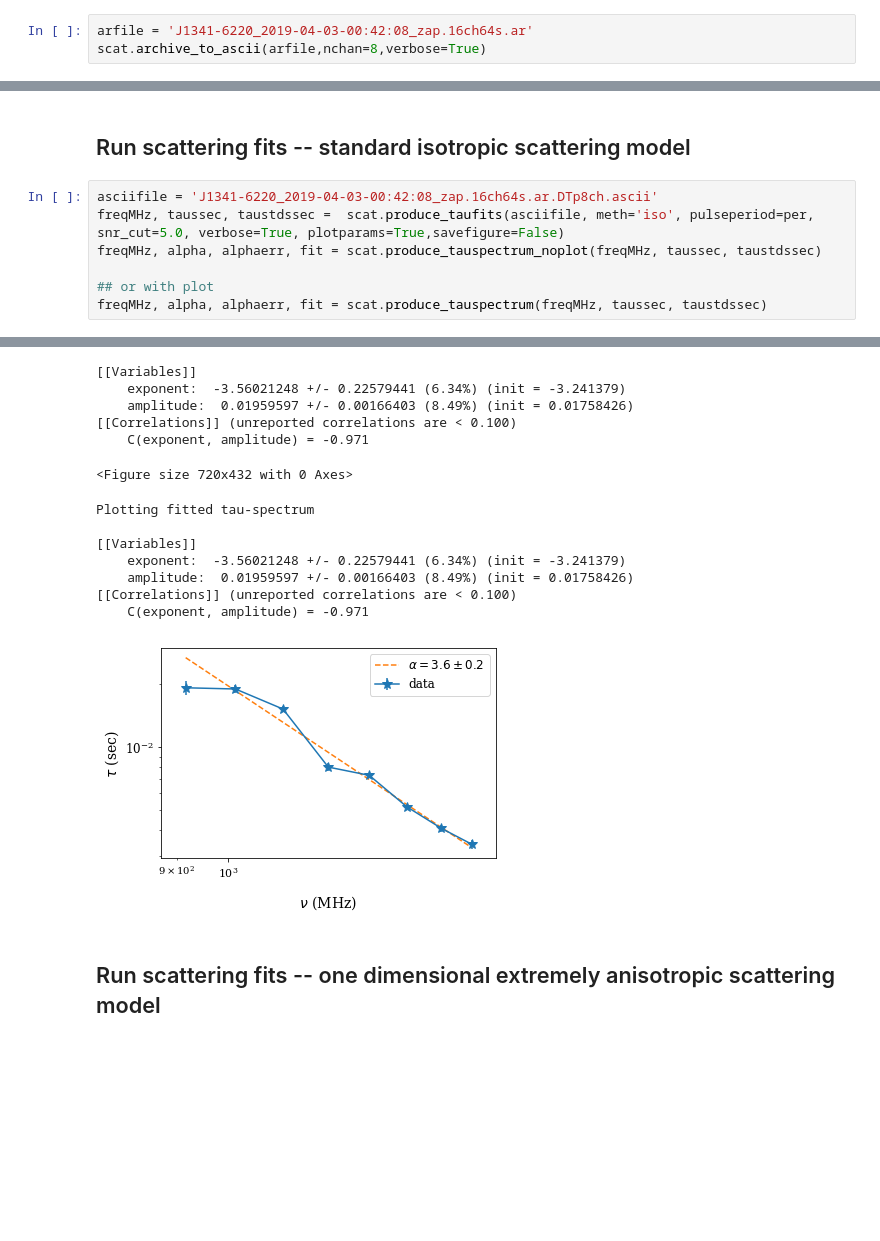
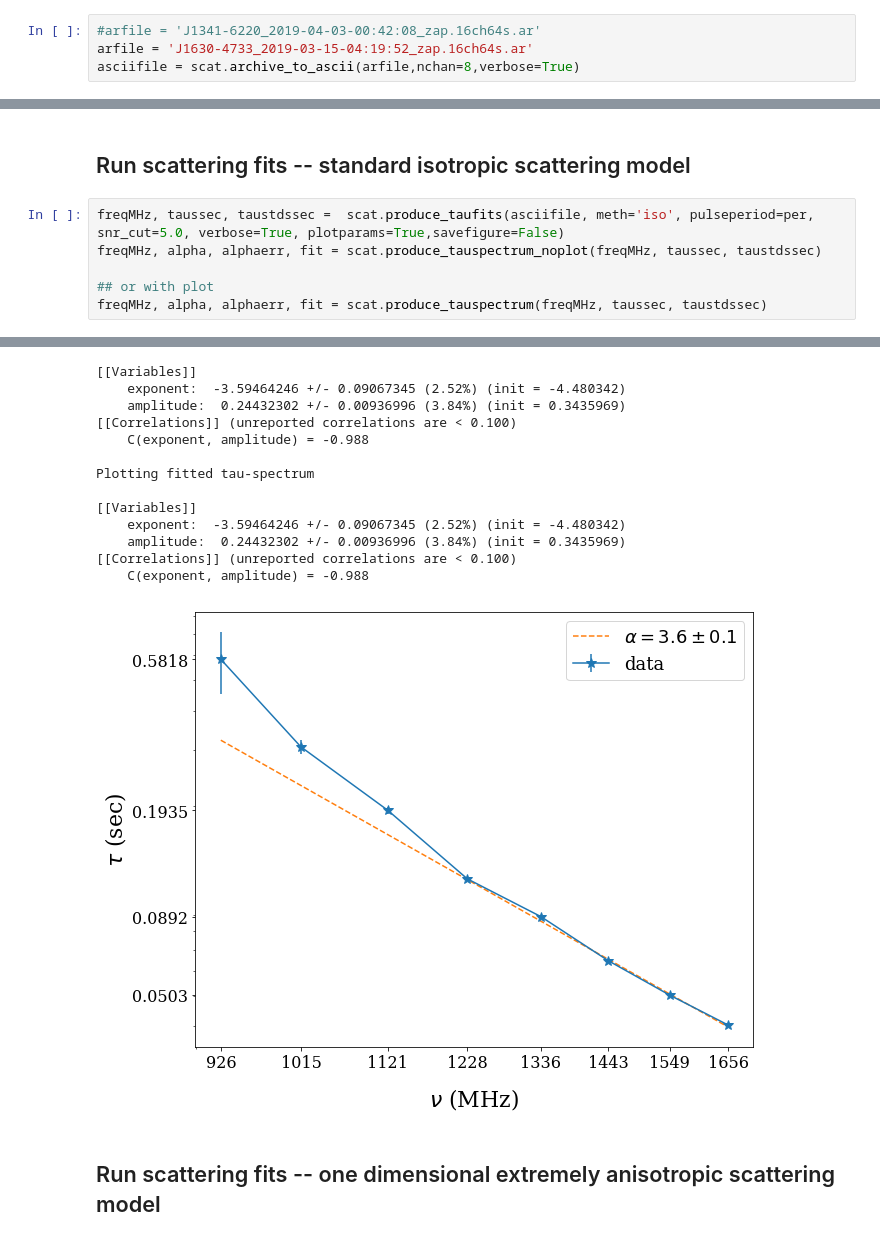
Before and after one commit to marisageyer/Scattering, a Jupyter notebook: ScatteringExample.ipynb, the cells around one changed output, grey strips where cells are left out. Drawn from its saved outputs; the diff is of its cells as text; blank space fills up the shorter version.

Commit message:
Updates to spectrum plotting

```diff
--- a/ScatteringExample.ipynb
+++ b/ScatteringExample.ipynb
@@ -24,5 +25,6 @@ J1341-6220_2019-04-03-00:42:08_zap.16ch64s.ar
 # %%
-arfile = 'J1341-6220_2019-04-03-00:42:08_zap.16ch64s.ar'
-scat.archive_to_ascii(arfile,nchan=8,verbose=True)
+#arfile = 'J1341-6220_2019-04-03-00:42:08_zap.16ch64s.ar'
+arfile = 'J1630-4733_2019-03-15-04:19:52_zap.16ch64s.ar'
+asciifile = scat.archive_to_ascii(arfile,nchan=8,verbose=True)
 # %% [output]
 Archive has been dedispersed, t-scrunched and p-scrunched
@@ -41,7 +47,6 @@ print per
 # %% [markdown]
 ## Run scattering fits  -- standard isotropic scattering model
 # %%
-asciifile = 'J1341-6220_2019-04-03-00:42:08_zap.16ch64s.ar.DTp8ch.ascii'
 freqMHz, taussec, taustdssec =  scat.produce_taufits(asciifile, meth='iso', pulseperiod=per, snr_cut=5.0, verbose=True, plotparams=True,savefigure=False)
 freqMHz, alpha, alphaerr, fit = scat.produce_tauspectrum_noplot(freqMHz, taussec, taustdssec)
 
@@ -70,17 +75,17 @@ Plotting Gaussian fit parameters w.r.t frequency
 [[Variables]]
-    exponent:  -3.56021248 +/- 0.22579441 (6.34%) (init = -3.241379)
-    amplitude:  0.01959597 +/- 0.00166403 (8.49%) (init = 0.01758426)
+    exponent:  -3.59464246 +/- 0.09067345 (2.52%) (init = -4.480342)
+    amplitude:  0.24432302 +/- 0.00936996 (3.84%) (init = 0.3435969)
 [[Correlations]] (unreported correlations are < 0.100)
-    C(exponent, amplitude) = -0.971
+    C(exponent, amplitude) = -0.988
+
+Plotting fitted tau-spectrum
+
+[[Variables]]
+    exponent:  -3.59464246 +/- 0.09067345 (2.52%) (init = -4.480342)
+    amplitude:  0.24432302 +/- 0.00936996 (3.84%) (init = 0.3435969)
+[[Correlations]] (unreported correlations are < 0.100)
+    C(exponent, amplitude) = -0.988
-<Figure size 720x432 with 0 Axes>
-Plotting fitted tau-spectrum
-
-[[Variables]]
-    exponent:  -3.56021248 +/- 0.22579441 (6.34%) (init = -3.241379)
-    amplitude:  0.01959597 +/- 0.00166403 (8.49%) (init = 0.01758426)
-[[Correlations]] (unreported correlations are < 0.100)
-    C(exponent, amplitude) = -0.971
-[figure, old version]
+[figure, new version]
 # %% [markdown]
 ## Run scattering fits -- one dimensional extremely anisotropic scattering model
 # %%
```
Also changed, not shown: parts of 8 cells of this notebook, 1 other file.
